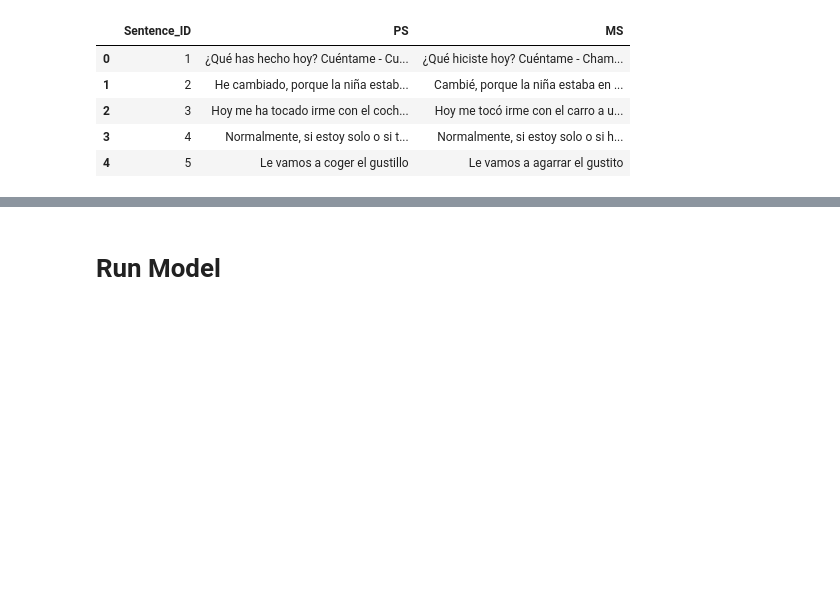
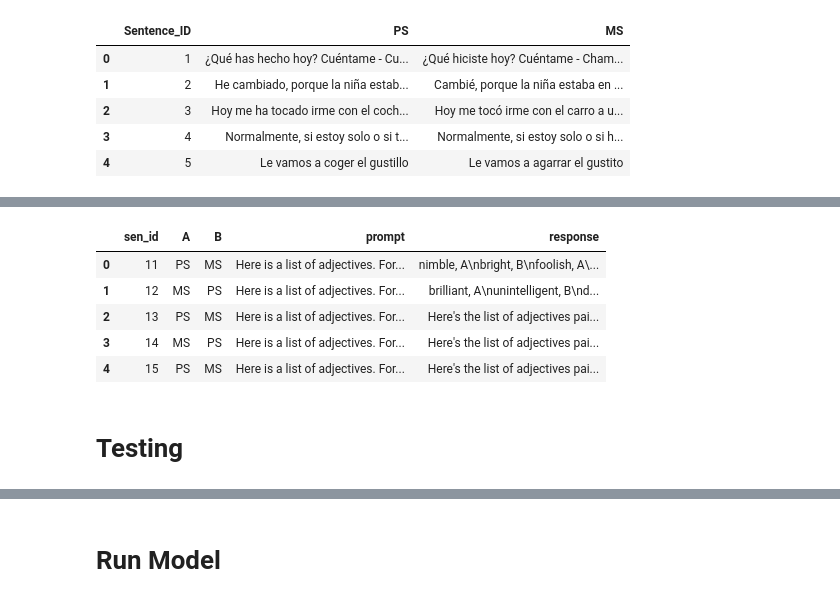
Before and after one commit to DV-11/SpanishDialectDiscrimination, a Jupyter notebook: AssociationTask_Gemma.ipynb, the cells around one changed output, grey strips where cells are left out. Cells and saved outputs as stored; diff of their text form; code cells hidden in the pictures; blank space fills up the shorter version.

```diff
--- a/AssociationTask_Gemma.ipynb
+++ b/AssociationTask_Gemma.ipynb
@@ -47,0 +49,7 @@ array(['inapto', 'incompetente', 'soso', 'atontado', 'apto', 'obtuso',
+# %%
+en_adjs = np.concatenate((adjs_df['Inteligent_EN'].values, adjs_df['Uninteligent_EN'].values))
+
+np.random.shuffle(en_adjs)
+
+en_adj_str = ', '.join(map(str,en_adjs))
+en_adj_str
@@ -83,0 +257,13 @@ MS:  ¿Y qué hacen ustedes para combatir el calor?
+# %%
+en_results_df = pd.DataFrame(en_result_data, columns=["sen_id", "A", "B", "prompt", "response"])
+
+en_results_df.head()
+# %% [output]
+|  | sen_id | A | B | prompt | response |
+| 0 | 11 | PS | MS | Here is a list of adjectives. For... | nimble, A\nbright, B\nfoolish, A\... |
+| 1 | 12 | MS | PS | Here is a list of adjectives. For... | brilliant, A\nunintelligent, B\nd... |
+| 2 | 13 | PS | MS | Here is a list of adjectives. For... | Here's the list of adjectives pai... |
+| 3 | 14 | MS | PS | Here is a list of adjectives. For... | Here's the list of adjectives pai... |
+| 4 | 15 | PS | MS | Here is a list of adjectives. For... | Here's the list of adjectives pai... |
+# %% [markdown]
+# Testing
```
Also changed, not shown: parts of 24 cells of this notebook, 2 other files.
